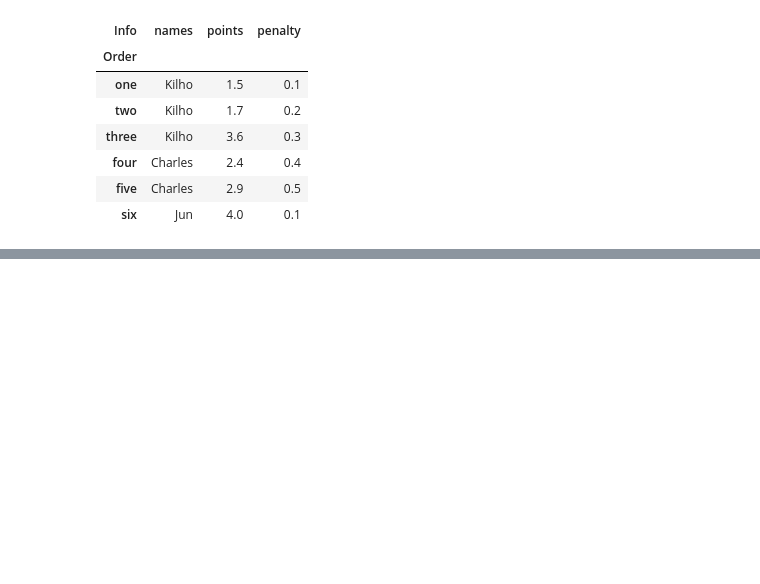
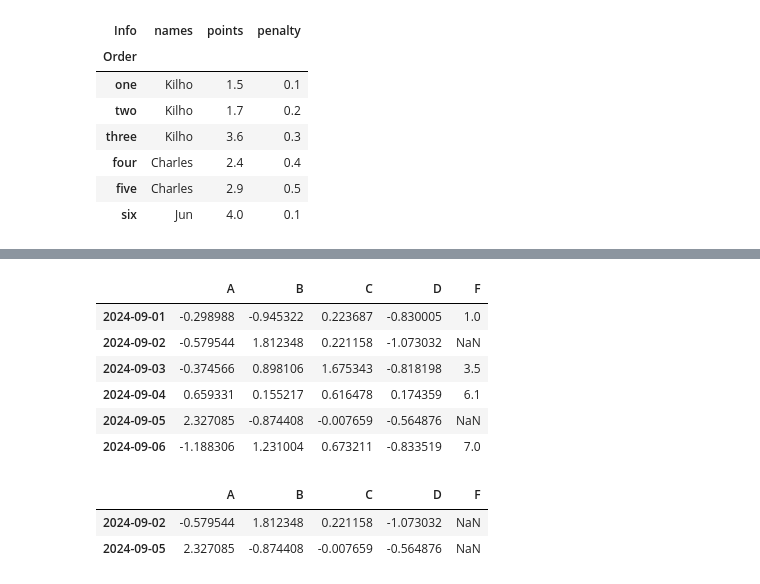
Before and after one commit to bhj8286/Data-mining, a Jupyter notebook: 수업 실습/데이터_마이닝_3월_13일.ipynb, the cells around one changed output, grey strips where cells are left out. Saved outputs shown, nothing was run; the diff lists cells and outputs as text; code cells hidden in the pictures; blank space fills up the shorter version.

```diff
--- a/수업 실습/데이터_마이닝_3월_13일.ipynb
+++ b/수업 실습/데이터_마이닝_3월_13일.ipynb
@@ -388,0 +666,20 @@ df2.iloc[1,2]
+# %%
+df= pd.DataFrame(np.random.randn(6,4))
+df.columns= ['A', 'B', 'C', 'D']
+df.index= pd.date_range('20240901', periods=6)
+df['F'] = [1.0, np.nan, 3.5, 6.1, np.nan, 7.0]
+df
+# %% [output]
+|  | A | B | C | D | F |
+| 2024-09-01 | -0.298988 | -0.945322 | 0.223687 | -0.830005 | 1.0 |
+| 2024-09-02 | -0.579544 | 1.812348 | 0.221158 | -1.073032 | NaN |
+| 2024-09-03 | -0.374566 | 0.898106 | 1.675343 | -0.818198 | 3.5 |
+| 2024-09-04 | 0.659331 | 0.155217 | 0.616478 | 0.174359 | 6.1 |
+| 2024-09-05 | 2.327085 | -0.874408 | -0.007659 | -0.564876 | NaN |
+| 2024-09-06 | -1.188306 | 1.231004 | 0.673211 | -0.833519 | 7.0 |
+# %%
+df.loc[df.isnull()['F'],:]
+# %% [output]
+|  | A | B | C | D | F |
+| 2024-09-02 | -0.579544 | 1.812348 | 0.221158 | -1.073032 | NaN |
+| 2024-09-05 | 2.327085 | -0.874408 | -0.007659 | -0.564876 | NaN |
```
Also changed, not shown: parts of 42 cells of this notebook.
